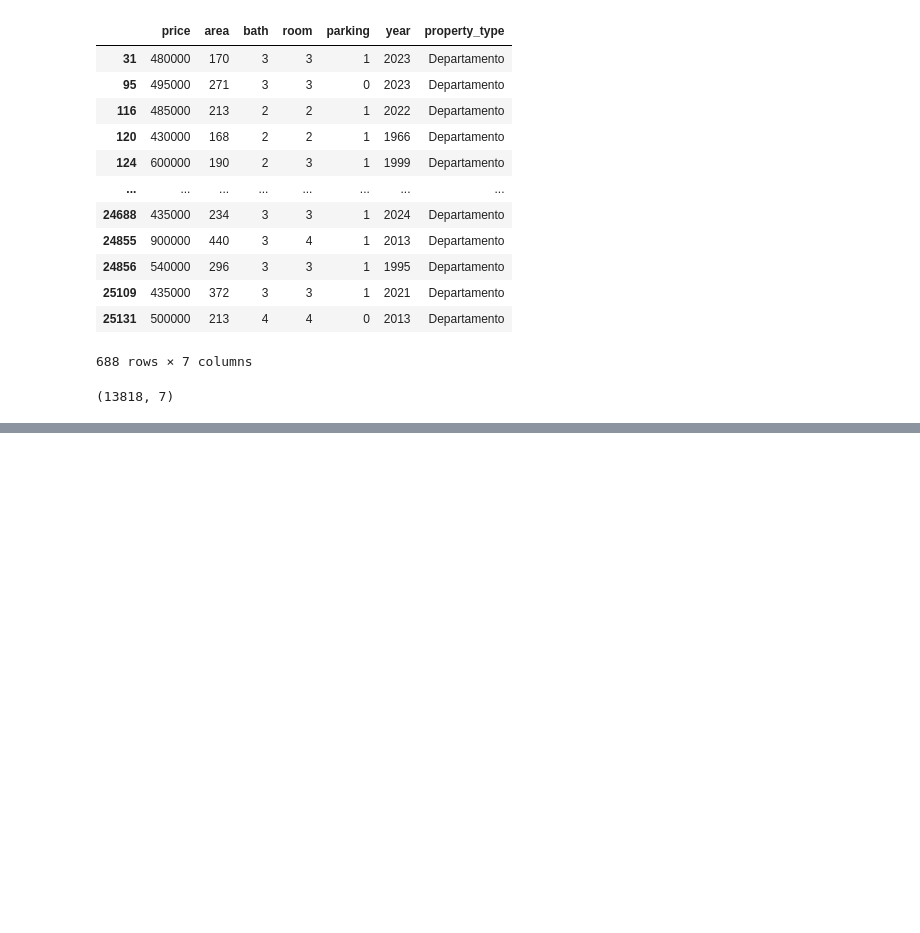
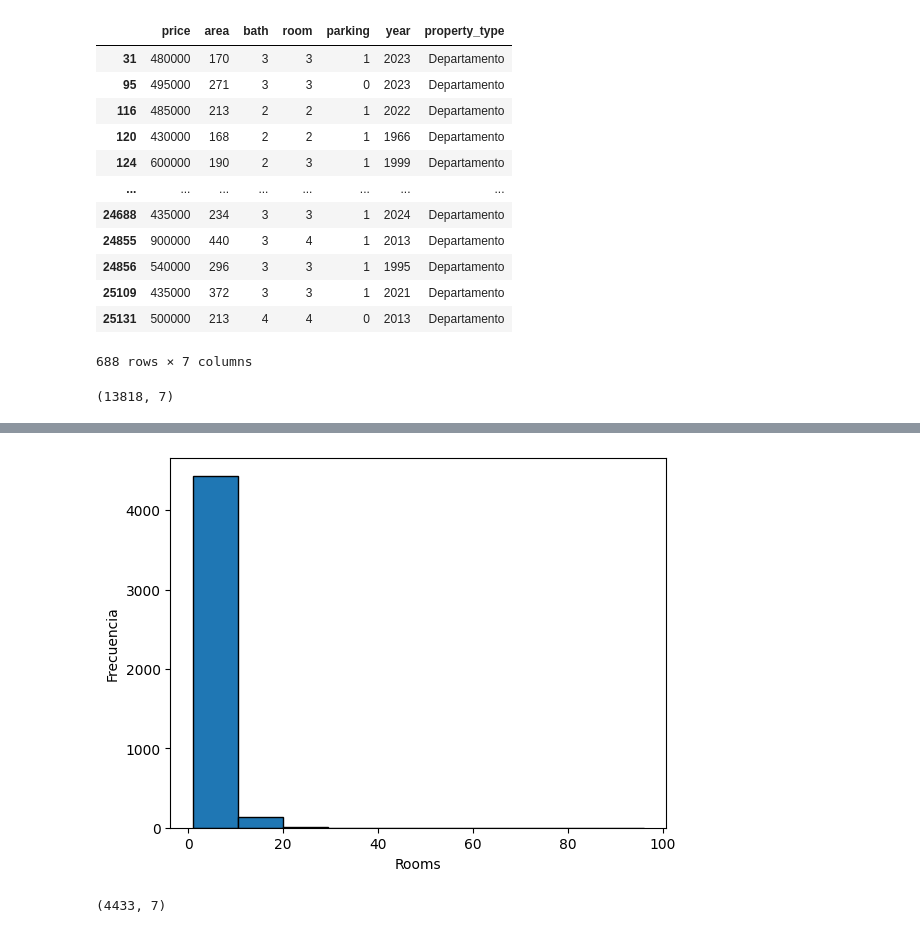
Before and after one commit to HugoGT/Vibi_model, a Jupyter notebook: ETL/EDA.ipynb, the cells around one changed output, grey strips where cells are left out. Drawn from its saved outputs; the diff is of its cells as text; code cells hidden in the pictures; blank space fills up the shorter version.

```diff
--- a/ETL/EDA.ipynb
+++ b/ETL/EDA.ipynb
@@ -331,0 +361,3 @@ df_departamento.shape
+# %%
+mask = df_casa['area'] < 30
+df_casa = df_casa.loc[~mask]
@@ -331,0 +393,15 @@ df_departamento.shape
+# %%
+plt.hist(df_casa["room"], edgecolor='k')
+
+# Configurar etiquetas y título
+plt.xlabel("Rooms")
+plt.ylabel("Frecuencia")
+plt.show()
+# %% [output]
+[figure, added]
+# %%
+mask = df_casa['room'] > 10
+df_casa = df_casa[~mask]
+df_casa.shape
+# %% [output]
+(4433, 7)
```
Also changed, not shown: parts of 46 cells of this notebook.
